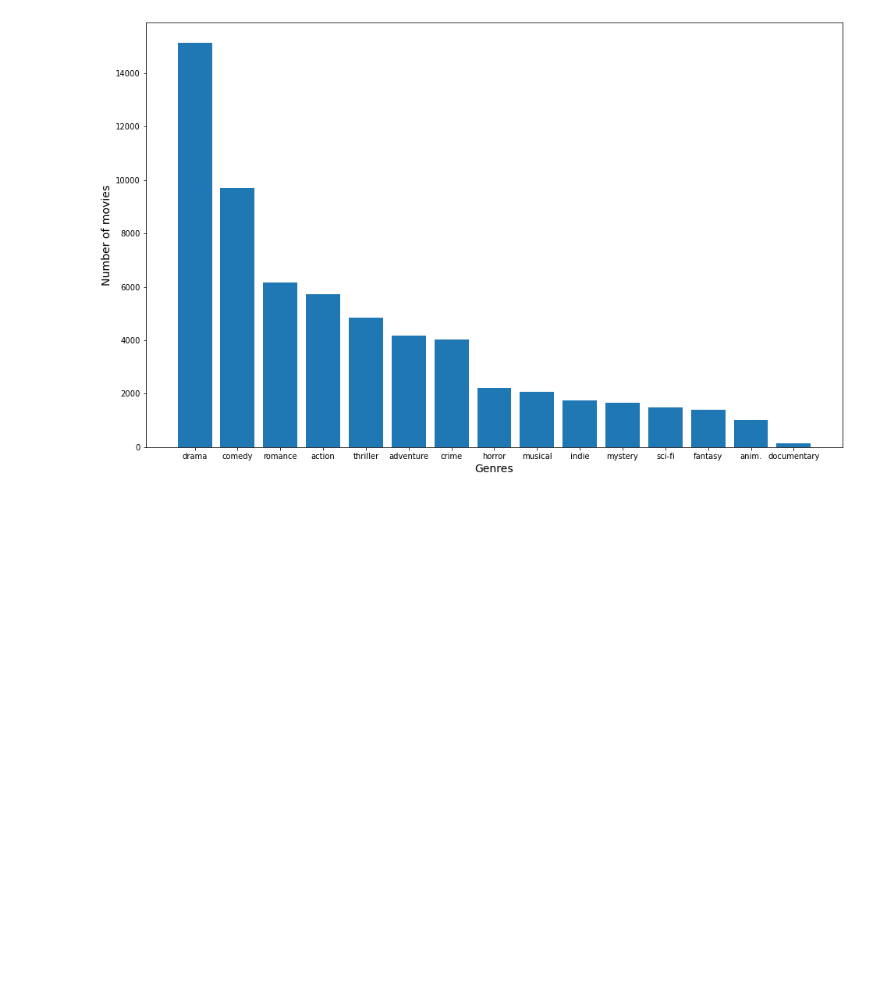
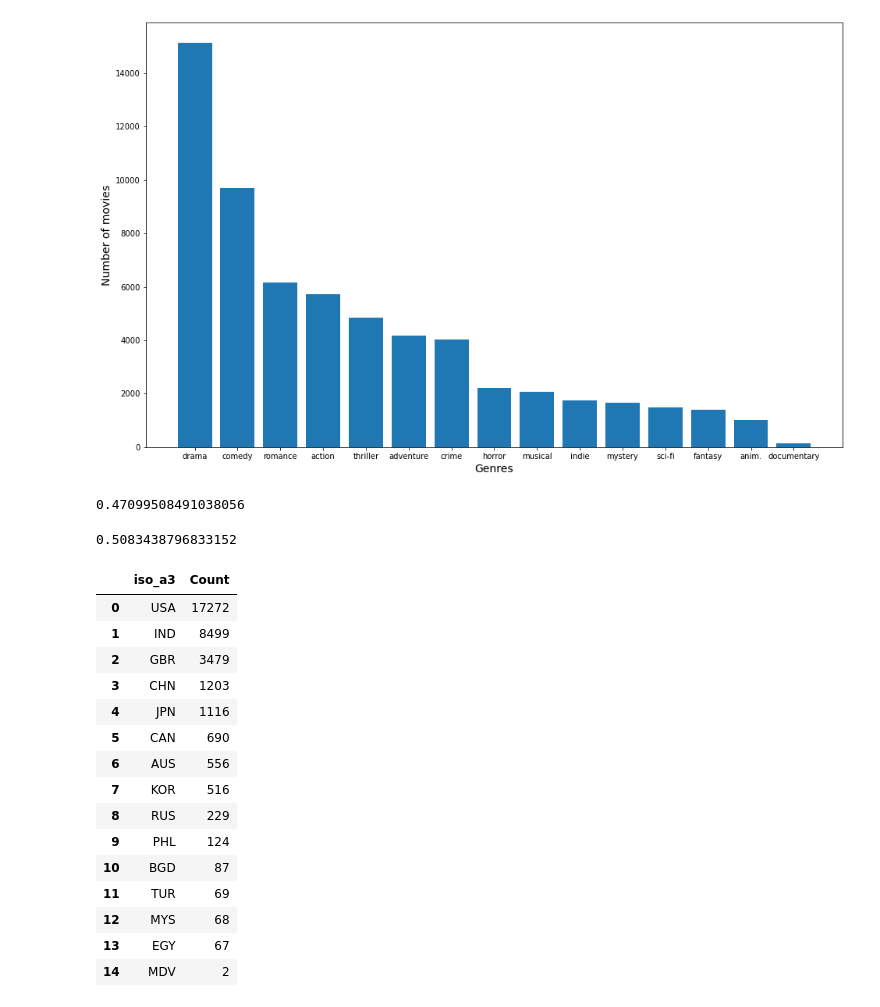
Before and after one commit to sayantangkhan/movie-plot-nlp-project, a Jupyter notebook: Visualization/data_visualization.ipynb, the cells around one changed output. Saved outputs shown, nothing was run; the diff lists cells and outputs as text; code cells hidden in the pictures; blank space fills up the shorter version.

```diff
--- a/Visualization/data_visualization.ipynb
+++ b/Visualization/data_visualization.ipynb
@@ -140,0 +146,27 @@ plt.show()
+# %%
+after_1990/len(data)
+# %% [output]
+0.47099508491038056
+# %%
+17272/len(data)
+# %% [output]
+0.5083438796833152
+# %%
+df_new
+# %% [output]
+|  | iso_a3 | Count |
+| 0 | USA | 17272 |
+| 1 | IND | 8499 |
+| 2 | GBR | 3479 |
+| 3 | CHN | 1203 |
+| 4 | JPN | 1116 |
+| 5 | CAN | 690 |
+| 6 | AUS | 556 |
+| 7 | KOR | 516 |
+| 8 | RUS | 229 |
+| 9 | PHL | 124 |
+| 10 | BGD | 87 |
+| 11 | TUR | 69 |
+| 12 | MYS | 68 |
+| 13 | EGY | 67 |
+| 14 | MDV | 2 |
```
Also changed, not shown: parts of 1 cell of this notebook.
